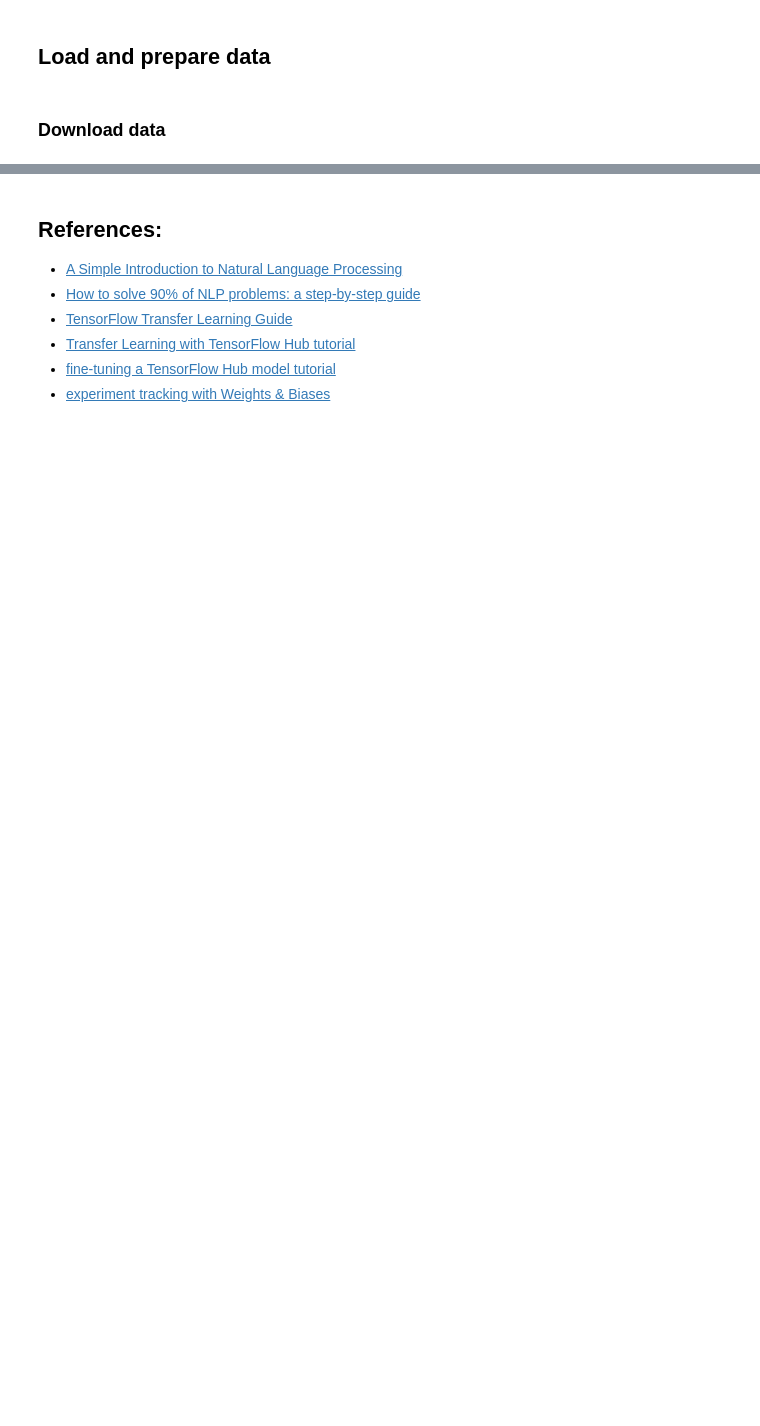
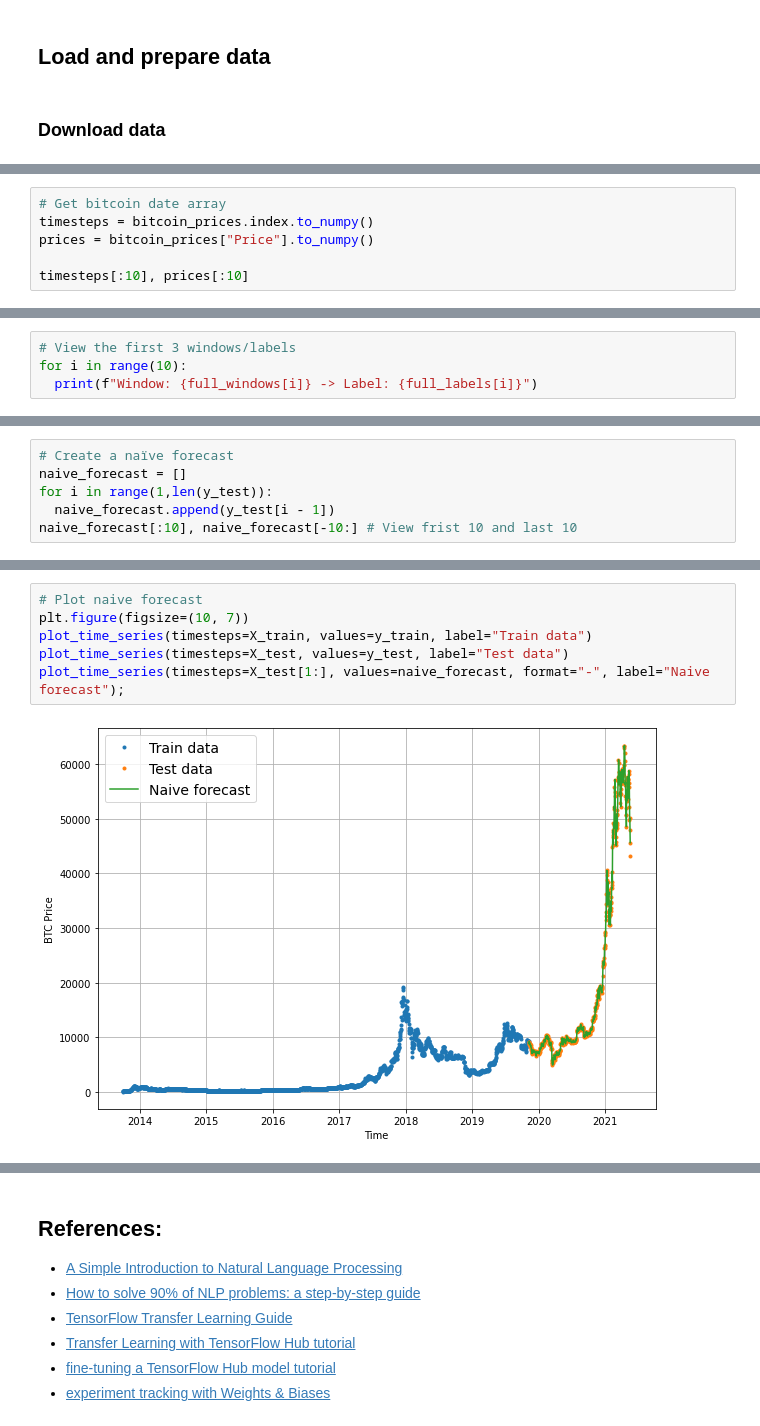
Before and after one commit to arminnorouzi/machine_learning_course_UofA_MECE610, a Jupyter notebook: L04_Deep_Learning_with_TensorFlow/L04c_Recurrent_Neural_Networks_with_TennsorFlow.ipynb, the cells around one changed output, grey strips where cells are left out. Cells and saved outputs as stored; diff of their text form; blank space fills up the shorter version.

```diff
--- a/L04_Deep_Learning_with_TensorFlow/L04c_Recurrent_Neural_Networks_with_TennsorFlow.ipynb
+++ b/L04_Deep_Learning_with_TensorFlow/L04c_Recurrent_Neural_Networks_with_TennsorFlow.ipynb
@@ -175,0 +116,6 @@ test_df.head()
+# %%
+# Get bitcoin date array
+timesteps = bitcoin_prices.index.to_numpy()
+prices = bitcoin_prices["Price"].to_numpy()
+
+timesteps[:10], prices[:10]
@@ -175,0 +278,4 @@ test_df.head()
+# %%
+# View the first 3 windows/labels
+for i in range(10):
+  print(f"Window: {full_windows[i]} -> Label: {full_labels[i]}")
@@ -175,0 +347,6 @@ test_df.head()
+# %%
+# Create a naïve forecast
+naive_forecast = []
+for i in range(1,len(y_test)):
+  naive_forecast.append(y_test[i - 1])
+naive_forecast[:10], naive_forecast[-10:] # View frist 10 and last 10
@@ -175,0 +374,8 @@ test_df.head()
+# %%
+# Plot naive forecast
+plt.figure(figsize=(10, 7))
+plot_time_series(timesteps=X_train, values=y_train, label="Train data")
+plot_time_series(timesteps=X_test, values=y_test, label="Test data")
+plot_time_series(timesteps=X_test[1:], values=naive_forecast, format="-", label="Naive forecast");
+# %% [output]
+[figure, added]
```
Also changed, not shown: parts of 176 cells of this notebook, 1 other file.
